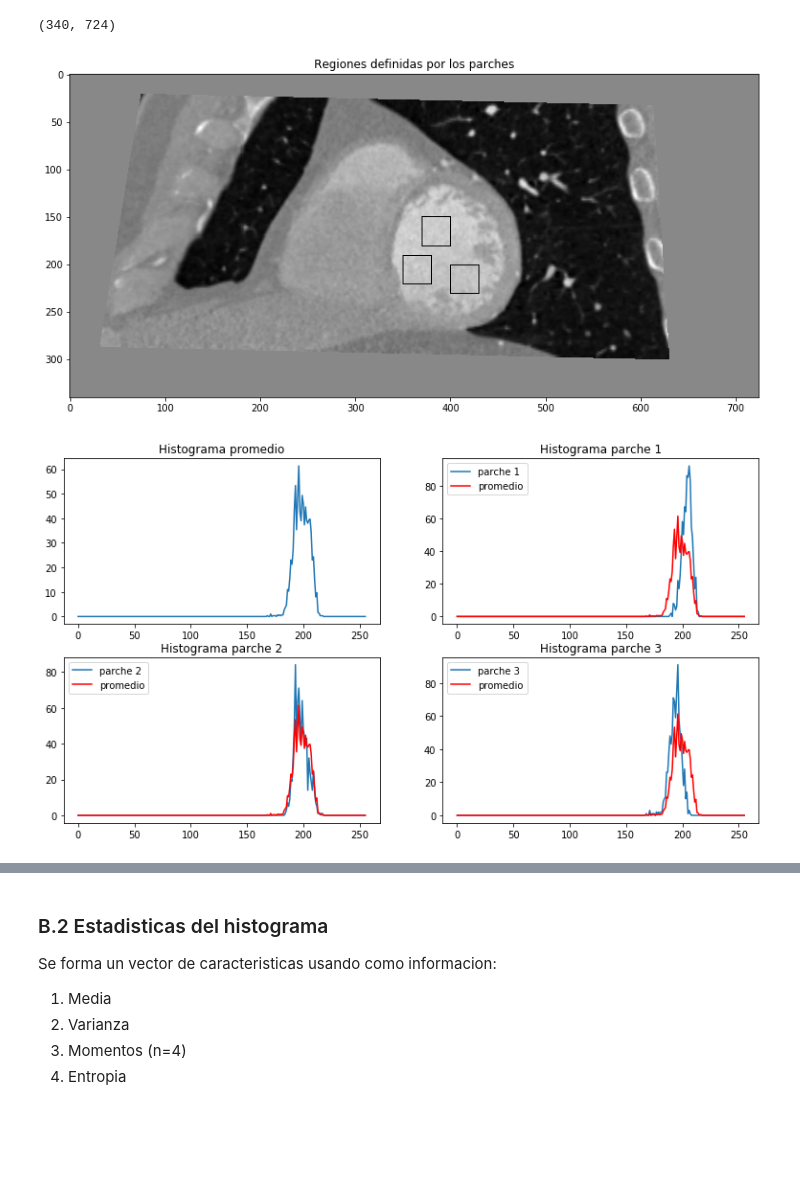
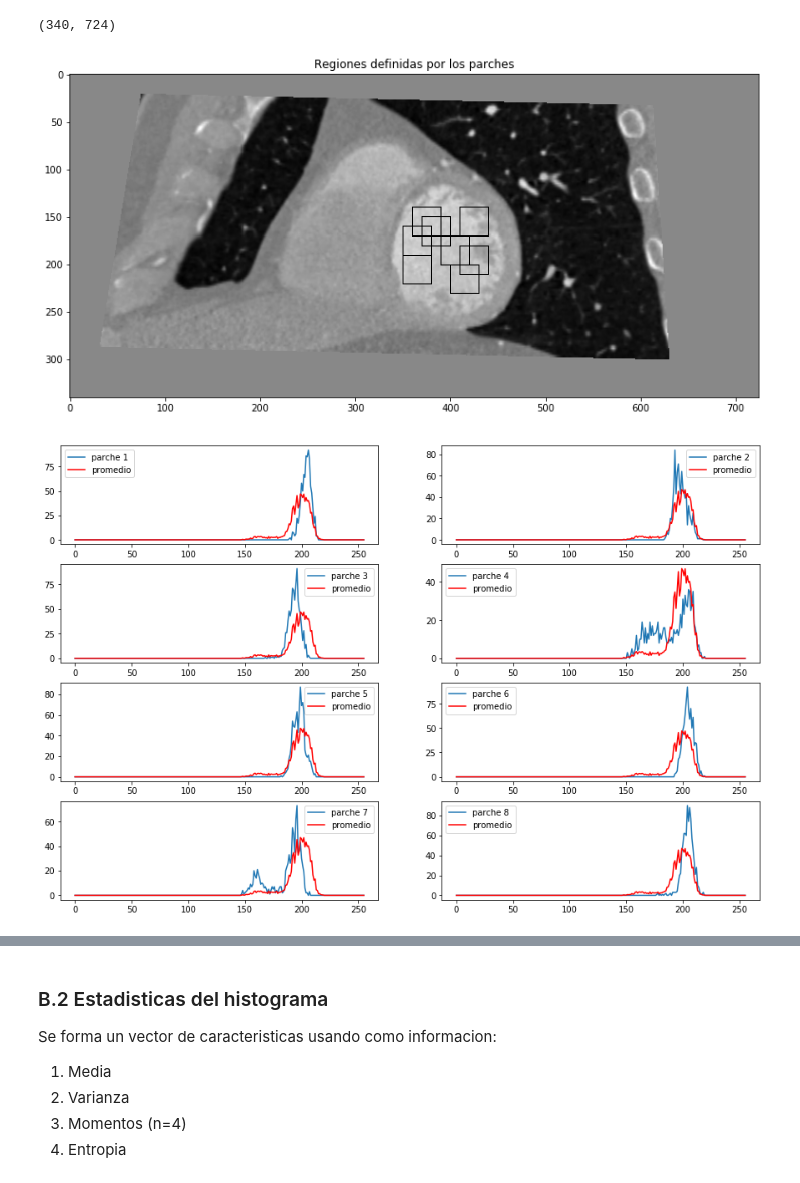
Before and after one commit to sjukdom/reconocimiento-de-patrones, a Jupyter notebook: Practica 3/Practica_3.ipynb, the cells around one changed output, grey strips where cells are left out. Drawn from its saved outputs; the diff is of its cells as text; code cells hidden in the pictures; blank space fills up the shorter version.

```diff
--- a/Practica 3/Practica_3.ipynb
+++ b/Practica 3/Practica_3.ipynb
@@ -237,43 +258,75 @@ img_label = imgs[0].copy()
 plt.imshow(cv2.rectangle(img_label, xy1m1, xy2m1,(0)), cmap='gray')
 plt.imshow(cv2.rectangle(img_label, xy1m2, xy2m2,(0)), cmap='gray')
 plt.imshow(cv2.rectangle(img_label, xy1m3, xy2m3,(0)), cmap='gray')
+plt.imshow(cv2.rectangle(img_label, xy1m4, xy2m4,(0)), cmap='gray')
+plt.imshow(cv2.rectangle(img_label, xy1m5, xy2m5,(0)), cmap='gray')
+plt.imshow(cv2.rectangle(img_label, xy1m6, xy2m6,(0)), cmap='gray')
+plt.imshow(cv2.rectangle(img_label, xy1m7, xy2m7,(0)), cmap='gray')
+plt.imshow(cv2.rectangle(img_label, xy1m8, xy2m8,(0)), cmap='gray')
 plt.title('Regiones definidas por los parches')
 plt.show()
 # %% [output]
-[figure, old version]
+[figure, new version]
 # %%
 # Calcular el histograma en el parche definido
 hist_mask1 = cv2.calcHist([imgs[0]], None, mask1, [256], [0,255])
 hist_mask2 = cv2.calcHist([imgs[0]], None, mask2, [256], [0,255])
 hist_mask3 = cv2.calcHist([imgs[0]], None, mask3, [256], [0,255])
+hist_mask4 = cv2.calcHist([imgs[0]], None, mask4, [256], [0,255])
+hist_mask5 = cv2.calcHist([imgs[0]], None, mask5, [256], [0,255])
+hist_mask6 = cv2.calcHist([imgs[0]], None, mask6, [256], [0,255])
+hist_mask7 = cv2.calcHist([imgs[0]], None, mask7, [256], [0,255])
+hist_mask8 = cv2.calcHist([imgs[0]], None, mask8, [256], [0,255])
 # %%
 # Calcular el histograma promedio
 hist_avg = np.zeros((256,1))
 
-hist_avg = (hist_mask1 + hist_mask2 + hist_mask3)/3
+hist_avg = (hist_mask1+hist_mask2+hist_mask3+hist_mask4+hist_mask5+hist_mask6+hist_mask7+hist_mask8)/8
 # %%
-plt.figure(figsize=(13,7))
-plt.subplot(221)
-plt.plot(hist_avg)
-plt.title('Histograma promedio')
-plt.subplot(222)
+plt.figure(figsize=(15,10))
+plt.subplot(421)
 plt.plot(hist_mask1)
 plt.plot(hist_avg, 'r')
 plt.legend(['parche 1', 'promedio'])
-plt.title('Histograma parche 1')
-plt.subplot(223)
+ #plt.title('Histograma parche 1')
+plt.subplot(422)
 plt.plot(hist_mask2)
 plt.plot(hist_avg, 'r')
 plt.legend(['parche 2', 'promedio'])
-plt.title('Histograma parche 2')
-plt.subplot(224)
+#plt.title('Histograma parche 2')
+plt.subplot(423)
 plt.plot(hist_mask3)
 plt.plot(hist_avg, 'r')
 plt.legend(['parche 3', 'promedio'])
-plt.title('Histograma parche 3')
+#plt.title('Histograma parche 3')
+plt.subplot(424)
+plt.plot(hist_mask4)
+plt.plot(hist_avg, 'r')
+plt.legend(['parche 4', 'promedio'])
+#plt.title('Histograma parche 4')
+plt.subplot(425)
+plt.plot(hist_mask5)
+plt.plot(hist_avg, 'r')
+plt.legend(['parche 5', 'promedio'])
+#plt.title('Histograma parche 5')
+plt.subplot(426)
+plt.plot(hist_mask6)
+plt.plot(hist_avg, 'r')
+plt.legend(['parche 6', 'promedio'])
+#plt.title('Histograma parche 6')
+plt.subplot(427)
+plt.plot(hist_mask7)
+plt.plot(hist_avg, 'r')
+plt.legend(['parche 7', 'promedio'])
+#plt.title('Histograma parche 7')
+plt.subplot(428)
+plt.plot(hist_mask8)
+plt.plot(hist_avg, 'r')
+plt.legend(['parche 8', 'promedio'])
+#plt.title('Histograma parche 8')
 plt.show()
 # %% [output]
-[figure, old version]
+[figure, new version]
 # %%
 # Barrido del parche sobre la imagen
 
```
Also changed, not shown: parts of 23 cells of this notebook.
